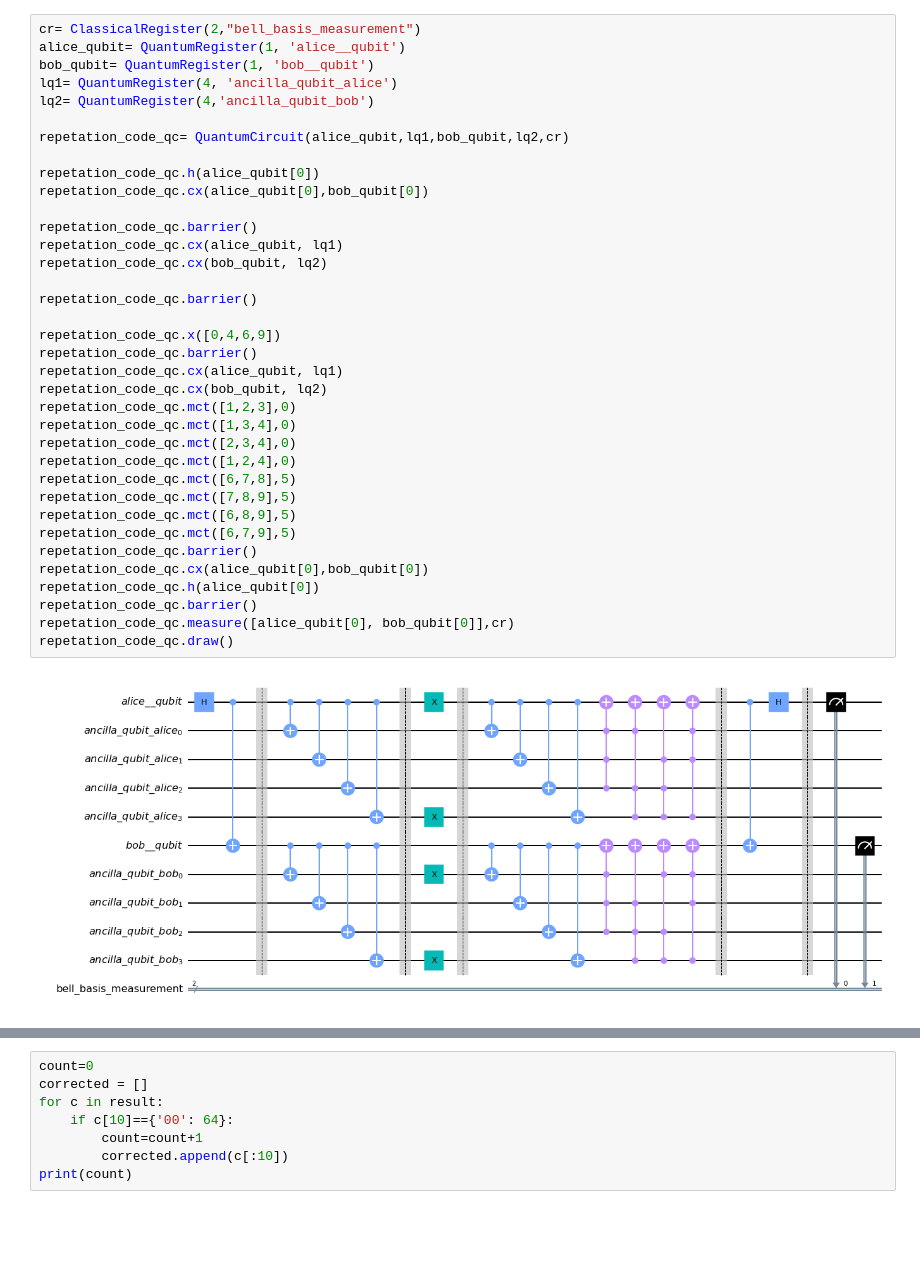
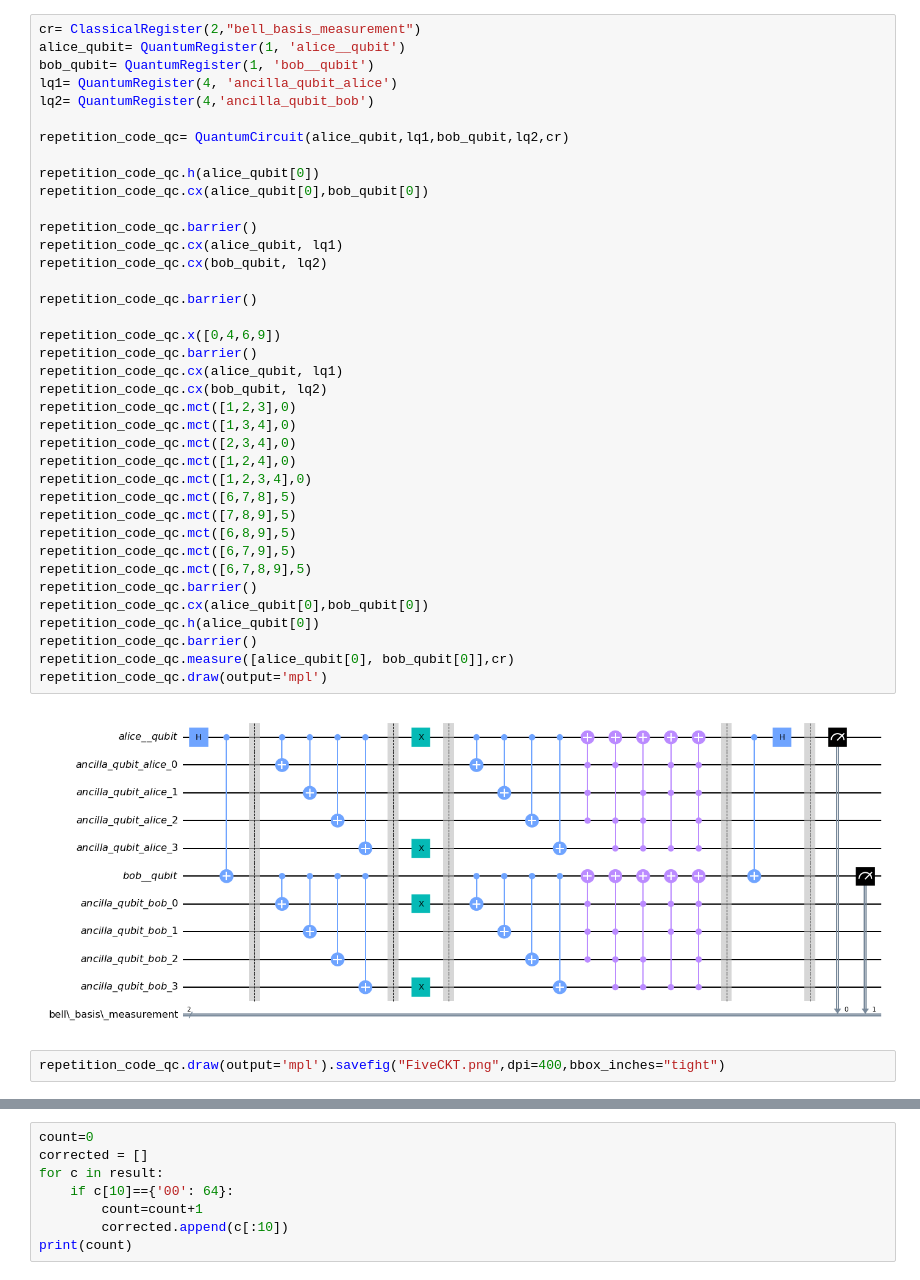
Before and after one commit to syedshubha/qec-bell-pair-fidelity, a Jupyter notebook: five_qubit_repetition.ipynb, the cells around one changed output, grey strips where cells are left out. Drawn from its saved outputs; the diff is of its cells as text; blank space fills up the shorter version.

```diff
--- a/five_qubit_repetition.ipynb
+++ b/five_qubit_repetition.ipynb
@@ -56,41 +55,45 @@ rep_ckt.draw()
 # %%
 cr= ClassicalRegister(2,"bell_basis_measurement")
 alice_qubit= QuantumRegister(1, 'alice__qubit')
 bob_qubit= QuantumRegister(1, 'bob__qubit')
 lq1= QuantumRegister(4, 'ancilla_qubit_alice')
 lq2= QuantumRegister(4,'ancilla_qubit_bob')
 
-repetation_code_qc= QuantumCircuit(alice_qubit,lq1,bob_qubit,lq2,cr)
+repetition_code_qc= QuantumCircuit(alice_qubit,lq1,bob_qubit,lq2,cr)
 
-repetation_code_qc.h(alice_qubit[0])
-repetation_code_qc.cx(alice_qubit[0],bob_qubit[0])
+repetition_code_qc.h(alice_qubit[0])
+repetition_code_qc.cx(alice_qubit[0],bob_qubit[0])
 
-repetation_code_qc.barrier()
-repetation_code_qc.cx(alice_qubit, lq1)
-repetation_code_qc.cx(bob_qubit, lq2)
+repetition_code_qc.barrier()
+repetition_code_qc.cx(alice_qubit, lq1)
+repetition_code_qc.cx(bob_qubit, lq2)
 
-repetation_code_qc.barrier()
+repetition_code_qc.barrier()
 
-repetation_code_qc.x([0,4,6,9])
-repetation_code_qc.barrier()
-repetation_code_qc.cx(alice_qubit, lq1)
-repetation_code_qc.cx(bob_qubit, lq2)
-repetation_code_qc.mct([1,2,3],0)
-repetation_code_qc.mct([1,3,4],0)
-repetation_code_qc.mct([2,3,4],0)
-repetation_code_qc.mct([1,2,4],0)
-repetation_code_qc.mct([6,7,8],5)
-repetation_code_qc.mct([7,8,9],5)
-repetation_code_qc.mct([6,8,9],5)
-repetation_code_qc.mct([6,7,9],5)
-repetation_code_qc.barrier()
-repetation_code_qc.cx(alice_qubit[0],bob_qubit[0])
-repetation_code_qc.h(alice_qubit[0])
-repetation_code_qc.barrier()
-repetation_code_qc.measure([alice_qubit[0], bob_qubit[0]],cr)
-repetation_code_qc.draw()
+repetition_code_qc.x([0,4,6,9])
+repetition_code_qc.barrier()
+repetition_code_qc.cx(alice_qubit, lq1)
+repetition_code_qc.cx(bob_qubit, lq2)
+repetition_code_qc.mct([1,2,3],0)
+repetition_code_qc.mct([1,3,4],0)
+repetition_code_qc.mct([2,3,4],0)
+repetition_code_qc.mct([1,2,4],0)
+repetition_code_qc.mct([1,2,3,4],0)
+repetition_code_qc.mct([6,7,8],5)
+repetition_code_qc.mct([7,8,9],5)
+repetition_code_qc.mct([6,8,9],5)
+repetition_code_qc.mct([6,7,9],5)
+repetition_code_qc.mct([6,7,8,9],5)
+repetition_code_qc.barrier()
+repetition_code_qc.cx(alice_qubit[0],bob_qubit[0])
+repetition_code_qc.h(alice_qubit[0])
+repetition_code_qc.barrier()
+repetition_code_qc.measure([alice_qubit[0], bob_qubit[0]],cr)
+repetition_code_qc.draw(output='mpl')
 # %% [output]
-[figure, old version]
+[figure, new version]
+# %%
+repetition_code_qc.draw(output='mpl').savefig("FiveCKT.png",dpi=400,bbox_inches="tight")
 # %%
 result=[]
 for a1 in range(2):
```
Also changed, not shown: parts of 9 cells of this notebook.
